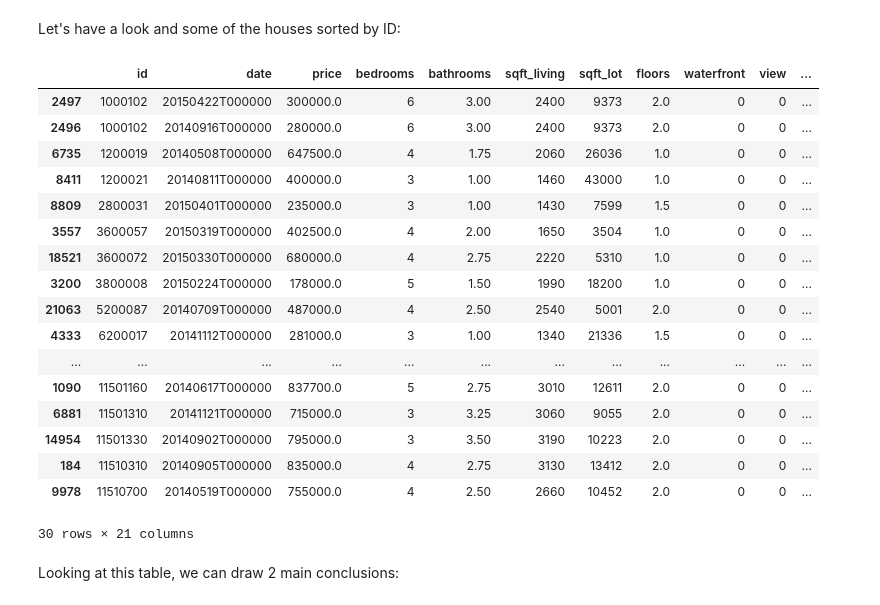
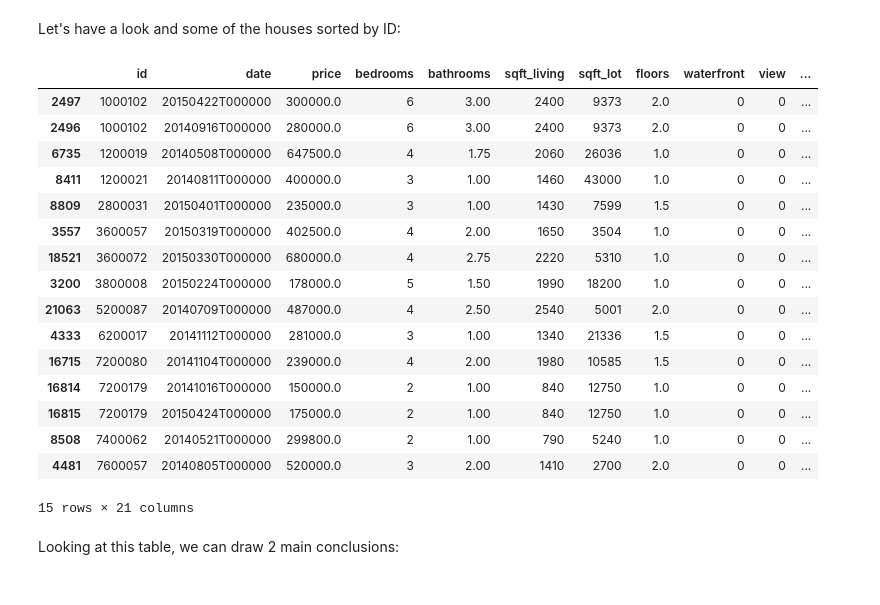
Before and after one commit to Georgess2293/pandas_final_assignment, a Jupyter notebook: main.ipynb, the cells around one changed output. Cells and saved outputs as stored; diff of their text form; code cells hidden in the pictures.

```diff
--- a/main.ipynb
+++ b/main.ipynb
@@ -589,26 +588,25 @@ Let's have a look and some of the houses sorted by ID:
 # %%
 df_id=df.sort_values('id', ascending =True)
 # %%
-df_id.head(30)
+df_id.head(15)
 # %% [output]
 |  | id | date | price | bedrooms | bathrooms | sqft_living | sqft_lot | floors | waterfront | view | ... |
 | 2497 | 1000102 | 20150422T000000 | 300000.0 | 6 | 3.00 | 2400 | 9373 | 2.0 | 0 | 0 | ... |
 | 2496 | 1000102 | 20140916T000000 | 280000.0 | 6 | 3.00 | 2400 | 9373 | 2.0 | 0 | 0 | ... |
 | 6735 | 1200019 | 20140508T000000 | 647500.0 | 4 | 1.75 | 2060 | 26036 | 1.0 | 0 | 0 | ... |
 | 8411 | 1200021 | 20140811T000000 | 400000.0 | 3 | 1.00 | 1460 | 43000 | 1.0 | 0 | 0 | ... |
 | 8809 | 2800031 | 20150401T000000 | 235000.0 | 3 | 1.00 | 1430 | 7599 | 1.5 | 0 | 0 | ... |
 | 3557 | 3600057 | 20150319T000000 | 402500.0 | 4 | 2.00 | 1650 | 3504 | 1.0 | 0 | 0 | ... |
 | 18521 | 3600072 | 20150330T000000 | 680000.0 | 4 | 2.75 | 2220 | 5310 | 1.0 | 0 | 0 | ... |
 | 3200 | 3800008 | 20150224T000000 | 178000.0 | 5 | 1.50 | 1990 | 18200 | 1.0 | 0 | 0 | ... |
 | 21063 | 5200087 | 20140709T000000 | 487000.0 | 4 | 2.50 | 2540 | 5001 | 2.0 | 0 | 0 | ... |
 | 4333 | 6200017 | 20141112T000000 | 281000.0 | 3 | 1.00 | 1340 | 21336 | 1.5 | 0 | 0 | ... |
-| ... | ... | ... | ... | ... | ... | ... | ... | ... | ... | ... | ... |
-| 1090 | 11501160 | 20140617T000000 | 837700.0 | 5 | 2.75 | 3010 | 12611 | 2.0 | 0 | 0 | ... |
-| 6881 | 11501310 | 20141121T000000 | 715000.0 | 3 | 3.25 | 3060 | 9055 | 2.0 | 0 | 0 | ... |
-| 14954 | 11501330 | 20140902T000000 | 795000.0 | 3 | 3.50 | 3190 | 10223 | 2.0 | 0 | 0 | ... |
-| 184 | 11510310 | 20140905T000000 | 835000.0 | 4 | 2.75 | 3130 | 13412 | 2.0 | 0 | 0 | ... |
-| 9978 | 11510700 | 20140519T000000 | 755000.0 | 4 | 2.50 | 2660 | 10452 | 2.0 | 0 | 0 | ... |
+| 16715 | 7200080 | 20141104T000000 | 239000.0 | 4 | 2.00 | 1980 | 10585 | 1.5 | 0 | 0 | ... |
+| 16814 | 7200179 | 20141016T000000 | 150000.0 | 2 | 1.00 | 840 | 12750 | 1.0 | 0 | 0 | ... |
+| 16815 | 7200179 | 20150424T000000 | 175000.0 | 2 | 1.00 | 840 | 12750 | 1.0 | 0 | 0 | ... |
+| 8508 | 7400062 | 20140521T000000 | 299800.0 | 2 | 1.00 | 790 | 5240 | 1.0 | 0 | 0 | ... |
+| 4481 | 7600057 | 20140805T000000 | 520000.0 | 3 | 2.00 | 1410 | 2700 | 2.0 | 0 | 0 | ... |
-30 rows × 21 columns
+15 rows × 21 columns
 # %% [markdown]
 Looking at this table, we can draw 2 main conclusions:
 # %% [markdown]
```
Also changed, not shown: parts of 7 cells of this notebook.
